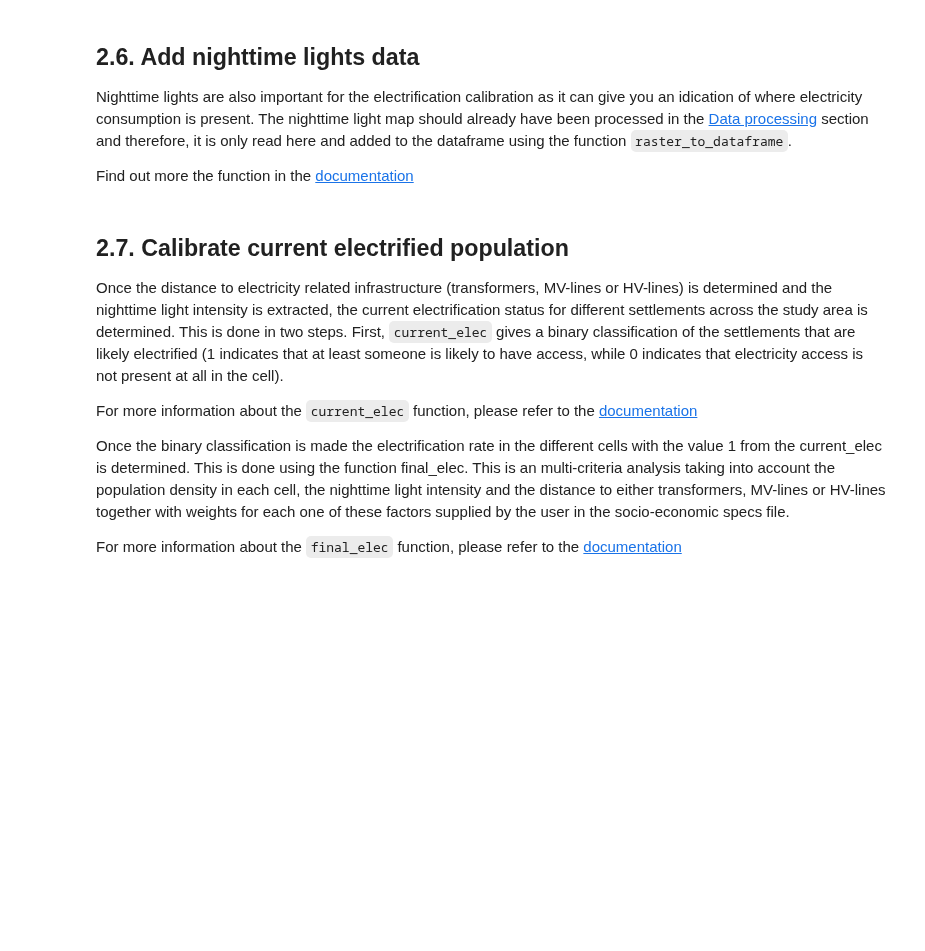
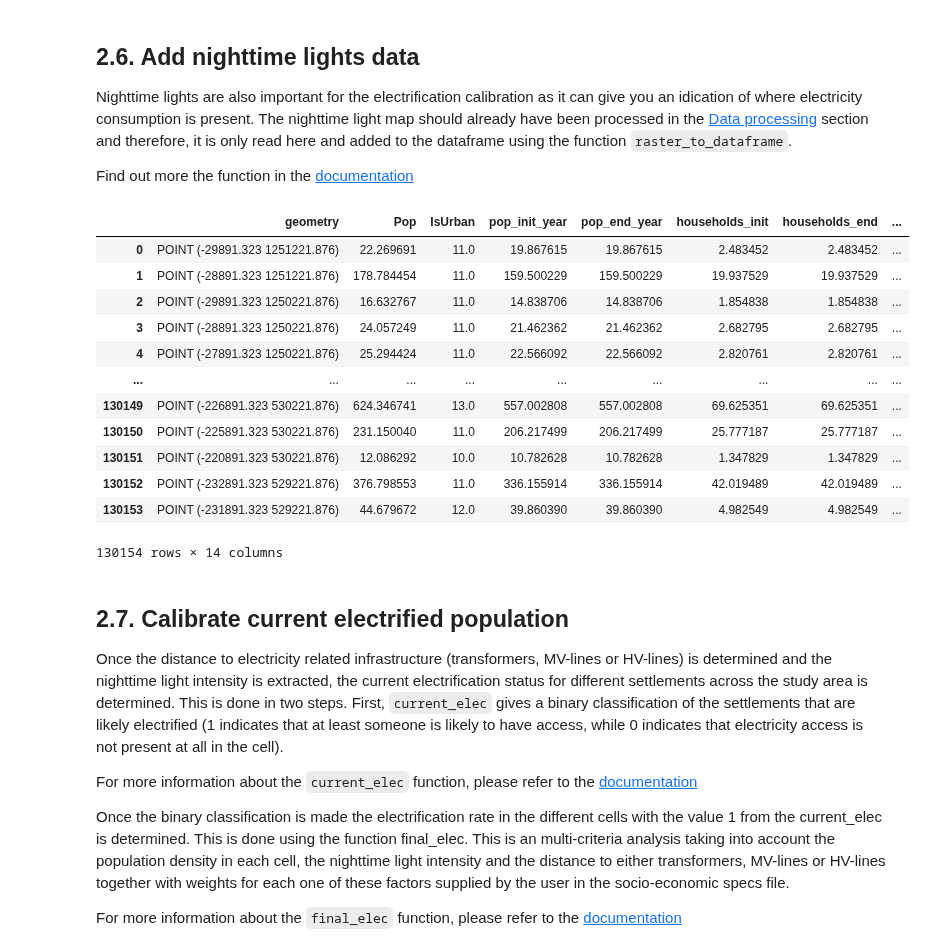
Before and after one commit to Open-Source-Spatial-Clean-Cooking-Tool/OnStove, a Jupyter notebook: example/OnStove_notebook.ipynb, the cells around one changed output. Drawn from its saved outputs; the diff is of its cells as text; code cells hidden in the pictures; blank space fills up the shorter version.

```diff
--- a/example/OnStove_notebook.ipynb
+++ b/example/OnStove_notebook.ipynb
@@ -265,6 +277,22 @@ path = os.path.join(output_directory, 'Electricity', 'Night_time_lights', 'Night
 ntl = RasterLayer('Electricity', 'Night_time_lights', path=path)
 
 country.raster_to_dataframe(ntl, name='Night_lights', method='read')
+# %%
+country.gdf
+# %% [output]
+|  | geometry | Pop | IsUrban | pop_init_year | pop_end_year | households_init | households_end | ... |
+| 0 | POINT (-29891.323 1251221.876) | 22.269691 | 11.0 | 19.867615 | 19.867615 | 2.483452 | 2.483452 | ... |
+| 1 | POINT (-28891.323 1251221.876) | 178.784454 | 11.0 | 159.500229 | 159.500229 | 19.937529 | 19.937529 | ... |
+| 2 | POINT (-29891.323 1250221.876) | 16.632767 | 11.0 | 14.838706 | 14.838706 | 1.854838 | 1.854838 | ... |
+| 3 | POINT (-28891.323 1250221.876) | 24.057249 | 11.0 | 21.462362 | 21.462362 | 2.682795 | 2.682795 | ... |
+| 4 | POINT (-27891.323 1250221.876) | 25.294424 | 11.0 | 22.566092 | 22.566092 | 2.820761 | 2.820761 | ... |
+| ... | ... | ... | ... | ... | ... | ... | ... | ... |
+| 130149 | POINT (-226891.323 530221.876) | 624.346741 | 13.0 | 557.002808 | 557.002808 | 69.625351 | 69.625351 | ... |
+| 130150 | POINT (-225891.323 530221.876) | 231.150040 | 11.0 | 206.217499 | 206.217499 | 25.777187 | 25.777187 | ... |
+| 130151 | POINT (-220891.323 530221.876) | 12.086292 | 10.0 | 10.782628 | 10.782628 | 1.347829 | 1.347829 | ... |
+| 130152 | POINT (-232891.323 529221.876) | 376.798553 | 11.0 | 336.155914 | 336.155914 | 42.019489 | 42.019489 | ... |
+| 130153 | POINT (-231891.323 529221.876) | 44.679672 | 12.0 | 39.860390 | 39.860390 | 4.982549 | 4.982549 | ... |
+130154 rows × 14 columns
 # %% [markdown]
 ## 2.7. Calibrate current electrified population
 
```
Also changed, not shown: parts of 17 cells of this notebook, 1 other file.
